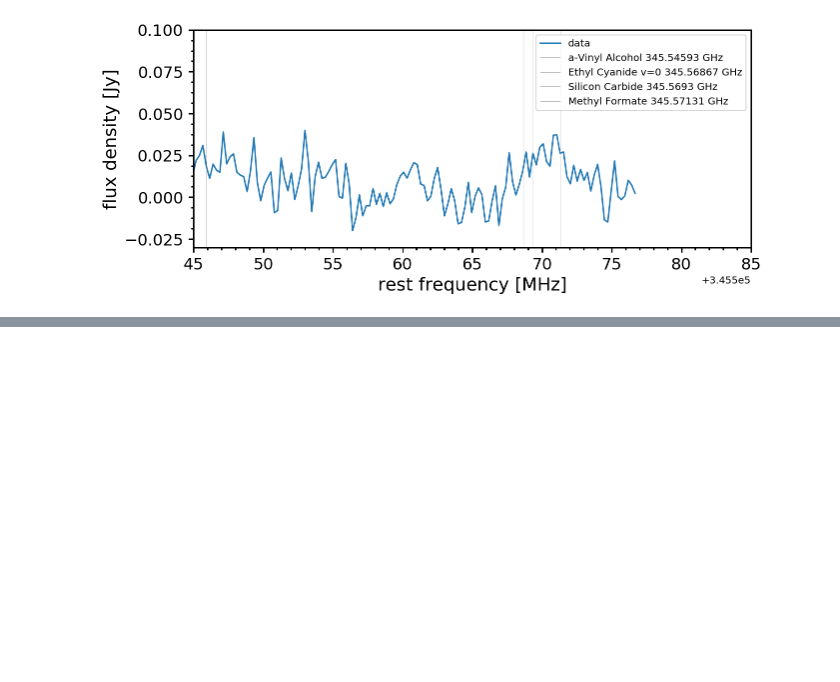
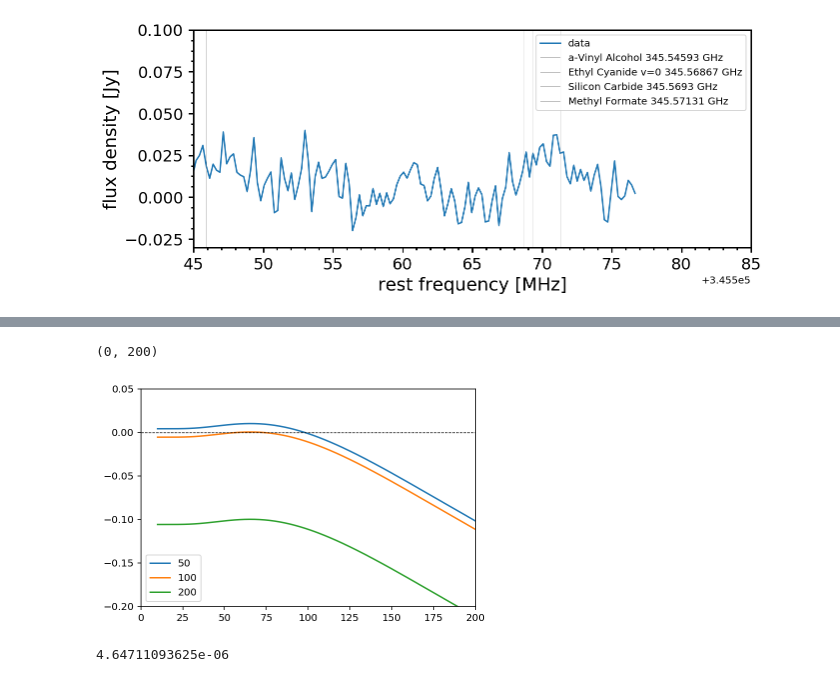
Before and after one commit to yaolun/xclass, a Jupyter notebook: COMs_identification4xclass.ipynb, the cells around one changed output, grey strips where cells are left out. Cells and saved outputs as stored; diff of their text form; code cells hidden in the pictures; blank space fills up the shorter version.

```diff
--- a/COMs_identification4xclass.ipynb
+++ b/COMs_identification4xclass.ipynb
@@ -173,0 +182,9 @@ for bound in bounds:
+# %%
+import numpy as np
+tex1 = np.arange(50, 300, 5)
+Eu1 = 293.1
+Eu2 = 192.3
+c = 0.0327
+def func(tex2, *args):
+    tex1, Eu1, Eu2 = args
+    return np.exp(-Eu1/tex1)+np.exp(-Eu1/tex2)-c*(np.exp(-Eu2/tex1)+np.exp(-Eu2/tex2))
@@ -173,0 +200,20 @@ for bound in bounds:
+# %%
+import matplotlib.pyplot as plt
+tex2 = np.arange(10, 500, 1)
+for tex1 in [50, 100, 200]:
+    val = 0.327*np.exp(-192.3/tex2)-np.exp(-293.1/tex2)+0.327*np.exp(-192.3/tex1)-np.exp(-293.1/tex1)
+    plt.plot(tex2, val, label=tex1)
+plt.axhline(0, linestyle='--', color='k', linewidth=0.7)
+plt.legend()
+plt.ylim([-0.2, 0.05])
+plt.xlim([0, 200])
+# %% [output]
+(0, 200)
+[figure, added]
+# %%
+tex1 = 50
+tex2 = 97.75
+val = 0.327*np.exp(-192.3/tex2)-np.exp(-293.1/tex2)+0.327*np.exp(-192.3/tex1)-np.exp(-293.1/tex1)
+print(val)
+# %% [output]
+4.64711093625e-06
```
Also changed, not shown: parts of 4 cells of this notebook, 52 other files.
